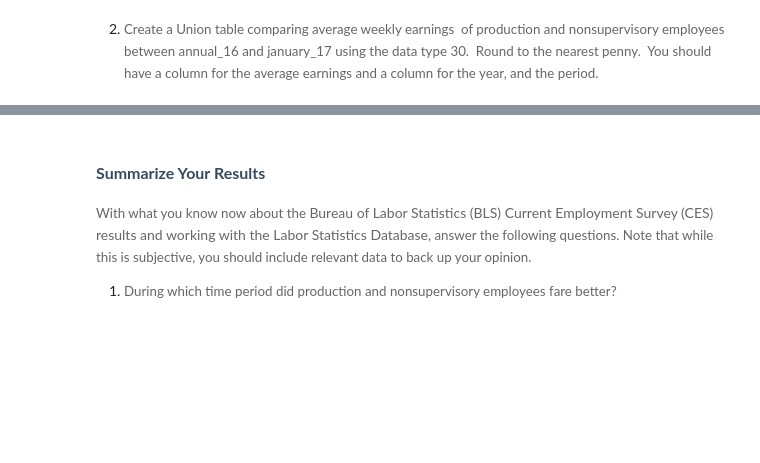
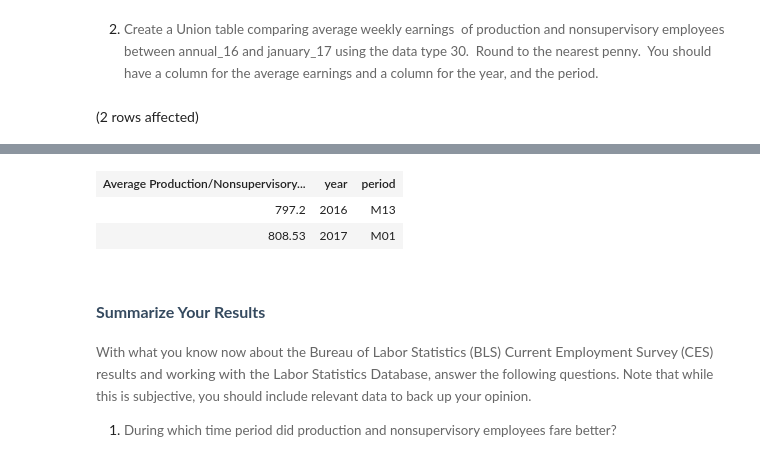
Before and after one commit to millerkiley99/Assignment3_9to5, a Jupyter notebook: 9to5-KileyMiller.ipynb, the cells around one changed output, grey strips where cells are left out. Saved outputs shown, nothing was run; the diff lists cells and outputs as text; code cells hidden in the pictures; blank space fills up the shorter version.

```diff
--- a/9to5-KileyMiller.ipynb
+++ b/9to5-KileyMiller.ipynb
@@ -311,3 +312,20 @@ Total execution time: 00:00:00.176
 | CEU8081393082 | 80813930 | Labor unions and similar labor or... | 93343 |
 # %% [markdown]
 2. <span style="background-color: rgb(255, 255, 255); font-size: 10pt; white-space: pre-wrap; color: rgb(102, 102, 102); font-family: Arvo, serif;">Create a Union table comparing average weekly earnings&nbsp; of production and nonsupervisory employees between annual_16 and january_17 using the data type 30.&nbsp; Round to the nearest penny.&nbsp; You should have a column for the average earnings and a column for the year, and the period.</span>
+# %%
+SELECT ROUND(AVG(value), 2) as 'Average Production/Nonsupervisory Weekly Payroll', a.year, a.period
+FROM LaborStatisticsDB.dbo.annual_2016 as a
+JOIN LaborStatisticsDB.dbo.series as s
+ON a.series_id = s.series_id
+WHERE s.data_type_code= 30
+GROUP BY a.year, a.period
+UNION
+SELECT ROUND(AVG(value), 2) as 'Average Production/Nonsupervisory Weekly Payroll', j.year, j.period
+FROM LaborStatisticsDB.dbo.january_2017 as j
+JOIN LaborStatisticsDB.dbo.series as s
+ON j.series_id = s.series_id
+WHERE s.data_type_code = 30
+GROUP BY j.year, j.period
+ORDER BY 'Average Production/Nonsupervisory Weekly Payroll'
+# %% [output]
+(2 rows affected)
@@ -314,3 +333,6 @@ Total execution time: 00:00:00.176
+| Average Production/Nonsupervisory... | year | period |
+| 797.2 | 2016 | M13 |
+| 808.53 | 2017 | M01 |
 # %% [markdown]
 ## <span style="font-size:12pt;font-family:Montserrat, sans-serif;color:rgb(53, 74, 95);background-color:rgb(255, 255, 255);font-weight:700;vertical-align:baseline;white-space:pre-wrap;">Summarize Your Results</span>
 
```
Also changed, not shown: parts of 8 cells of this notebook.
